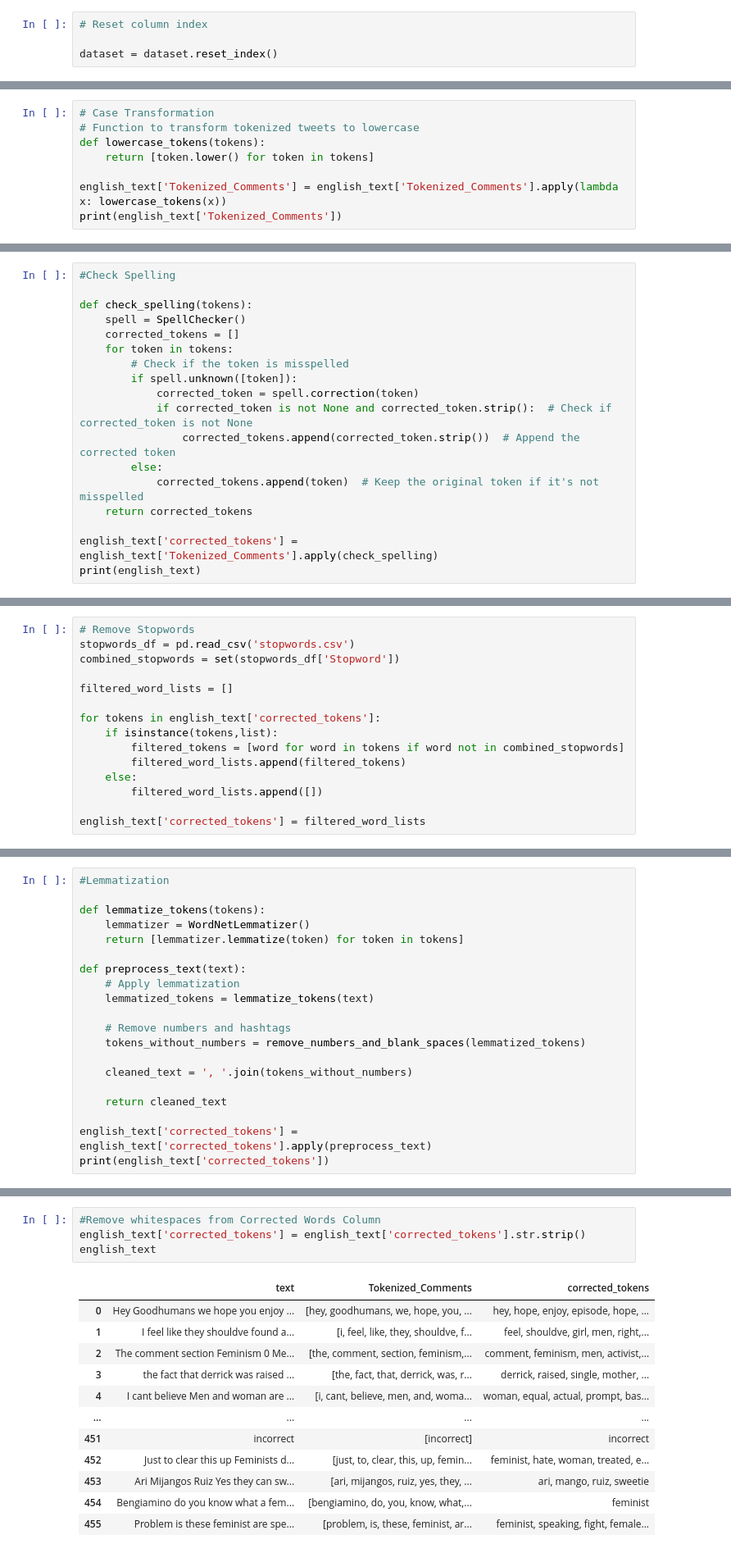
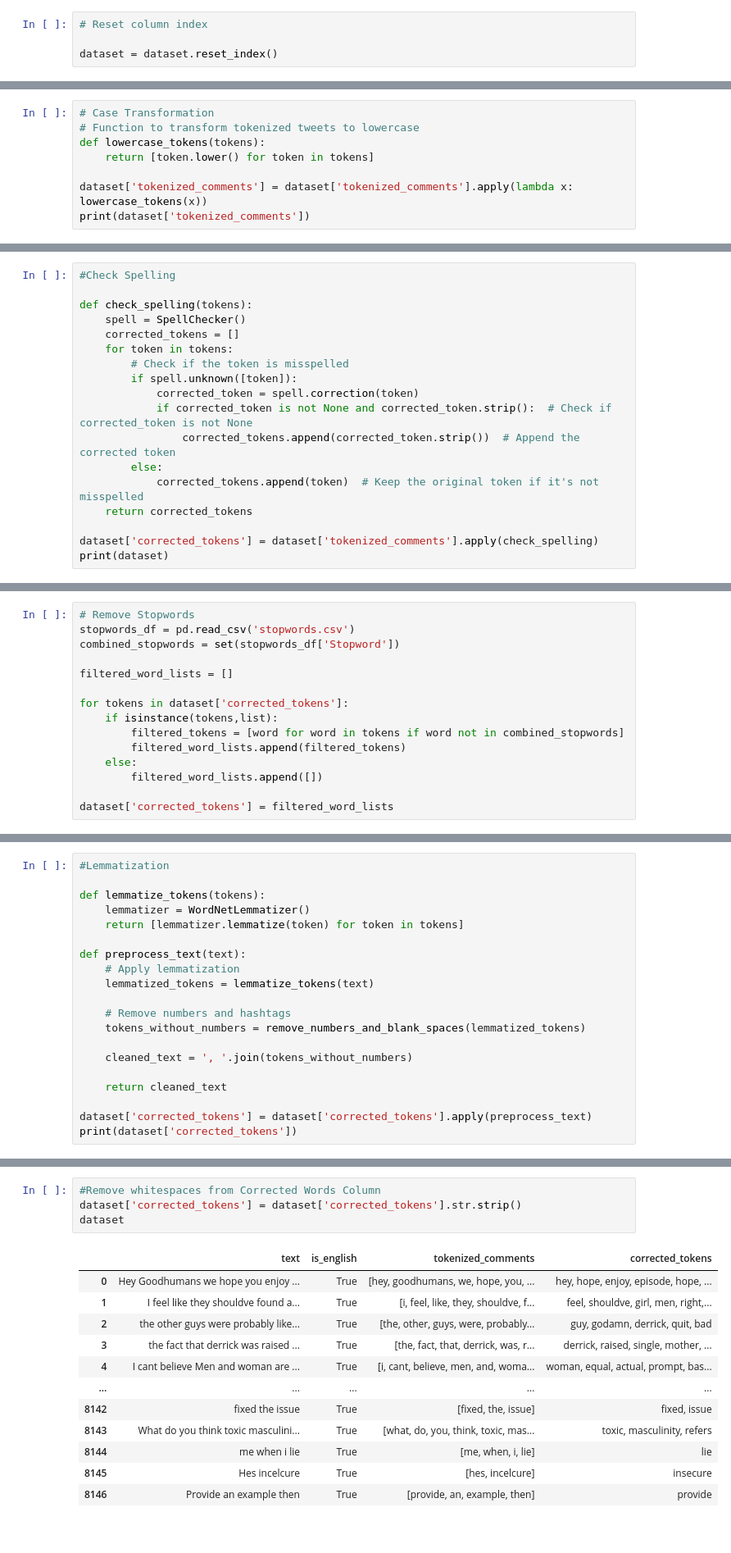
Before and after one commit to julscast/NLPMiniProject, a Jupyter notebook: data_processing.ipynb, the cells around one changed output, grey strips where cells are left out. Shown at 82% size. Cells and saved outputs as stored; diff of their text form.

```diff
--- a/data_processing.ipynb
+++ b/data_processing.ipynb
@@ -303,6 +336,6 @@ Name: Tokenized_Comments, Length: 456, dtype: object
 def lowercase_tokens(tokens):
     return [token.lower() for token in tokens]
 
-english_text['Tokenized_Comments'] = english_text['Tokenized_Comments'].apply(lambda x: lowercase_tokens(x))
-print(english_text['Tokenized_Comments'])
+dataset['tokenized_comments'] = dataset['tokenized_comments'].apply(lambda x: lowercase_tokens(x))
+print(dataset['tokenized_comments'])
 # %% [output]
@@ -334,6 +367,6 @@ def check_spelling(tokens):
             corrected_tokens.append(token)  # Keep the original token if it's not misspelled
     return corrected_tokens
 
-english_text['corrected_tokens'] = english_text['Tokenized_Comments'].apply(check_spelling)
-print(english_text)
+dataset['corrected_tokens'] = dataset['tokenized_comments'].apply(check_spelling)
+print(dataset)
 # %% [output]
@@ -375,14 +408,14 @@ combined_stopwords = set(stopwords_df['Stopword'])
 
 filtered_word_lists = []
 
-for tokens in english_text['corrected_tokens']:
+for tokens in dataset['corrected_tokens']:
     if isinstance(tokens,list):
         filtered_tokens = [word for word in tokens if word not in combined_stopwords]
         filtered_word_lists.append(filtered_tokens)
     else:
         filtered_word_lists.append([])
 
-english_text['corrected_tokens'] = filtered_word_lists
+dataset['corrected_tokens'] = filtered_word_lists
 # %%
 # Remove Numbers
 
@@ -414,6 +447,6 @@ def preprocess_text(text):
 
     return cleaned_text
 
-english_text['corrected_tokens'] = english_text['corrected_tokens'].apply(preprocess_text)
-print(english_text['corrected_tokens'])
+dataset['corrected_tokens'] = dataset['corrected_tokens'].apply(preprocess_text)
+print(dataset['corrected_tokens'])
 # %% [output]
@@ -432,17 +465,17 @@ Name: corrected_tokens, Length: 456, dtype: object
 # %%
 #Remove whitespaces from Corrected Words Column
-english_text['corrected_tokens'] = english_text['corrected_tokens'].str.strip()
-english_text
+dataset['corrected_tokens'] = dataset['corrected_tokens'].str.strip()
+dataset
 # %% [output]
-|  | text | Tokenized_Comments | corrected_tokens |
-| 0 | Hey Goodhumans we hope you enjoy ... | [hey, goodhumans, we, hope, you, ... | hey, hope, enjoy, episode, hope, ... |
-| 1 | I feel like they shouldve found a... | [i, feel, like, they, shouldve, f... | feel, shouldve, girl, men, right,... |
-| 2 | The comment section Feminism 0 Me... | [the, comment, section, feminism,... | comment, feminism, men, activist,... |
-| 3 | the fact that derrick was raised ... | [the, fact, that, derrick, was, r... | derrick, raised, single, mother, ... |
-| 4 | I cant believe Men and woman are ... | [i, cant, believe, men, and, woma... | woman, equal, actual, prompt, bas... |
-| ... | ... | ... | ... |
-| 451 | incorrect | [incorrect] | incorrect |
-| 452 | Just to clear this up Feminists d... | [just, to, clear, this, up, femin... | feminist, hate, woman, treated, e... |
-| 453 | Ari Mijangos Ruiz Yes they can sw... | [ari, mijangos, ruiz, yes, they, ... | ari, mango, ruiz, sweetie |
-| 454 | Bengiamino do you know what a fem... | [bengiamino, do, you, know, what,... | feminist |
-| 455 | Problem is these feminist are spe... | [problem, is, these, feminist, ar... | feminist, speaking, fight, female... |
+|  | text | is_english | tokenized_comments | corrected_tokens |
+| 0 | Hey Goodhumans we hope you enjoy ... | True | [hey, goodhumans, we, hope, you, ... | hey, hope, enjoy, episode, hope, ... |
+| 1 | I feel like they shouldve found a... | True | [i, feel, like, they, shouldve, f... | feel, shouldve, girl, men, right,... |
+| 2 | the other guys were probably like... | True | [the, other, guys, were, probably... | guy, godamn, derrick, quit, bad |
+| 3 | the fact that derrick was raised ... | True | [the, fact, that, derrick, was, r... | derrick, raised, single, mother, ... |
+| 4 | I cant believe Men and woman are ... | True | [i, cant, believe, men, and, woma... | woman, equal, actual, prompt, bas... |
+| ... | ... | ... | ... | ... |
+| 8142 | fixed the issue | True | [fixed, the, issue] | fixed, issue |
+| 8143 | What do you think toxic masculini... | True | [what, do, you, think, toxic, mas... | toxic, masculinity, refers |
+| 8144 | me when i lie | True | [me, when, i, lie] | lie |
+| 8145 | Hes incelcure | True | [hes, incelcure] | insecure |
+| 8146 | Provide an example then | True | [provide, an, example, then] | provide |
```
Also changed, not shown: parts of 19 cells of this notebook.
